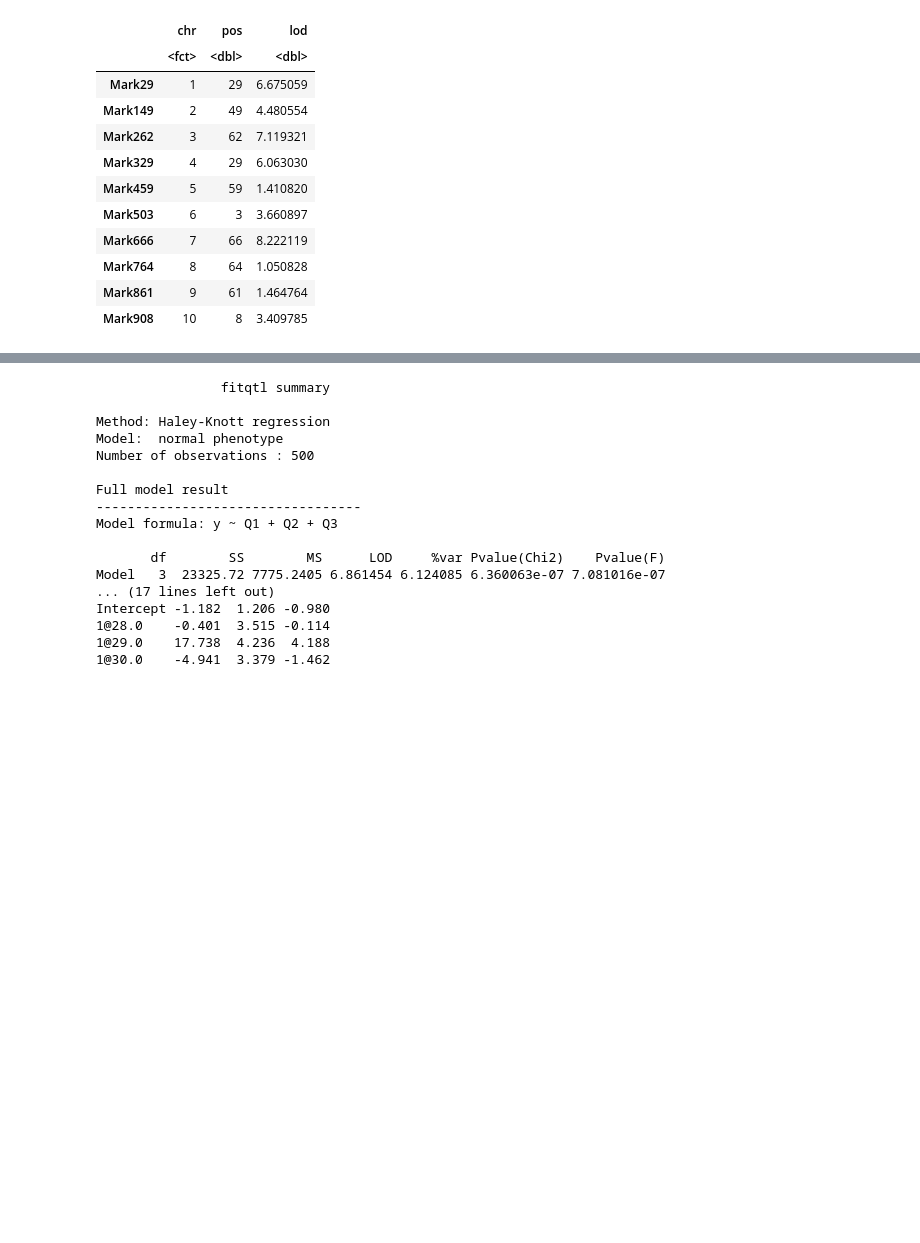
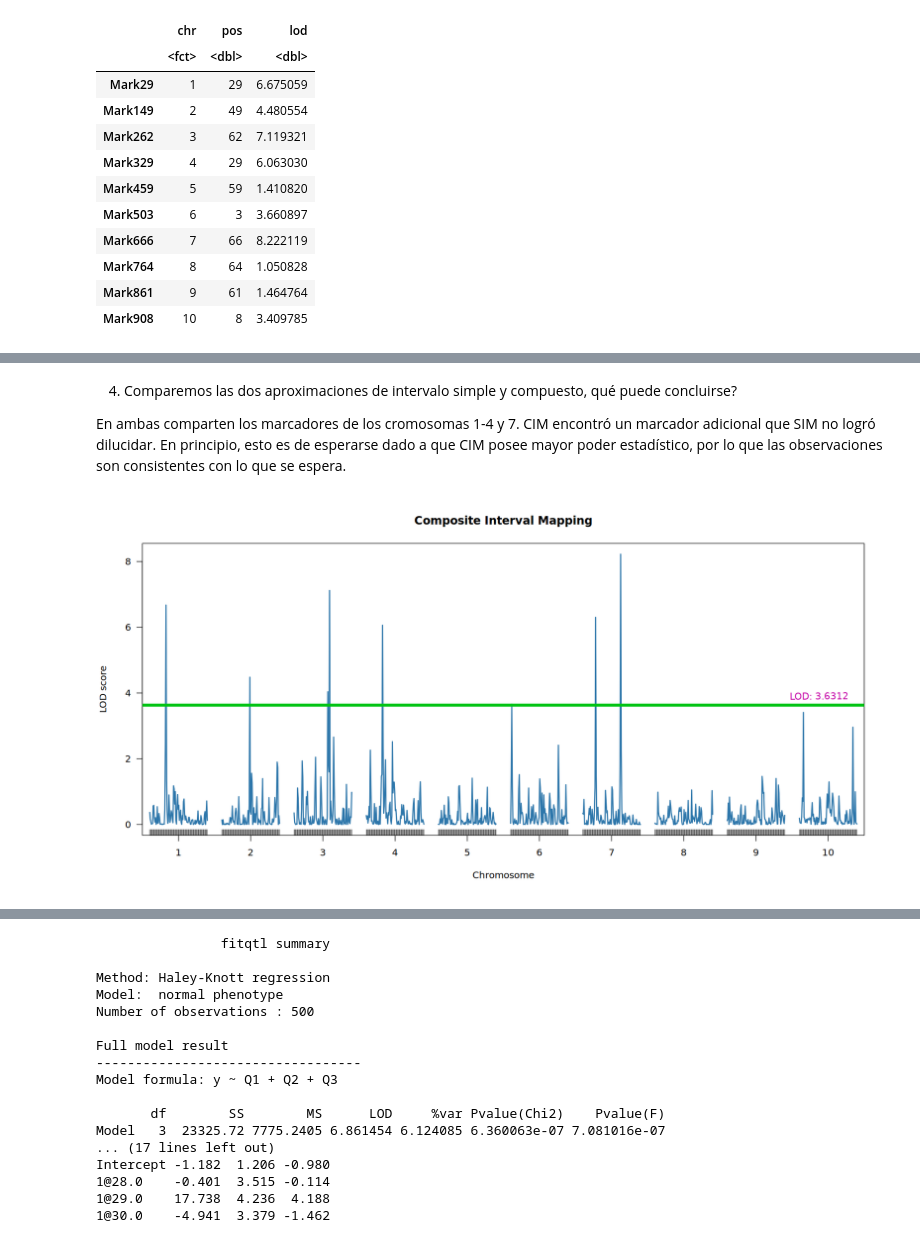
Before and after one commit to hdescobarh/journey-resolution, a Jupyter notebook: GRC_Taller04_mapeo_ligamiento/Code/solucion_taller_04.ipynb, the cells around one changed output, grey strips where cells are left out. Drawn from its saved outputs; the diff is of its cells as text; code cells hidden in the pictures; blank space fills up the shorter version.

```diff
--- a/GRC_Taller04_mapeo_ligamiento/Code/solucion_taller_04.ipynb
+++ b/GRC_Taller04_mapeo_ligamiento/Code/solucion_taller_04.ipynb
@@ -409,4 +413,19 @@ A summary.scanone: 6 × 4
 | Mark666 | 7 | 66 | 8.222119 | 0.000 |
+# %% [markdown]
+4. Comparemos las dos aproximaciones de intervalo simple y compuesto, qué puede
+concluirse?
+
+En ambas comparten los marcadores de los cromosomas 1-4 y 7. CIM encontró un marcador adicional que SIM no logró dilucidar. En principio, esto es de esperarse dado a que CIM posee mayor poder estadístico, por lo que las observaciones son consistentes con lo que se espera.
+# %%
+plot(out_cim, ylab = "LOD score", col = "#2e77ab")
+abline(h = cim_threshold_lod[1], col = "#00c414", lwd = 5)
+title(main = "Composite Interval Mapping")
+text(1150, cim_threshold_lod[1],
+  sprintf("LOD: %.4f", cim_threshold_lod[1]),
+  srt = 0.5, pos = 3, col = "#c400a7"
+)
+# %% [output]
+[figure, added]
 # %%
 cim_best_QTL_interval <- lodint(out_cim,
   chr = as.numeric(max(out_cim)$chr),
```
Also changed, not shown: parts of 16 cells of this notebook.
